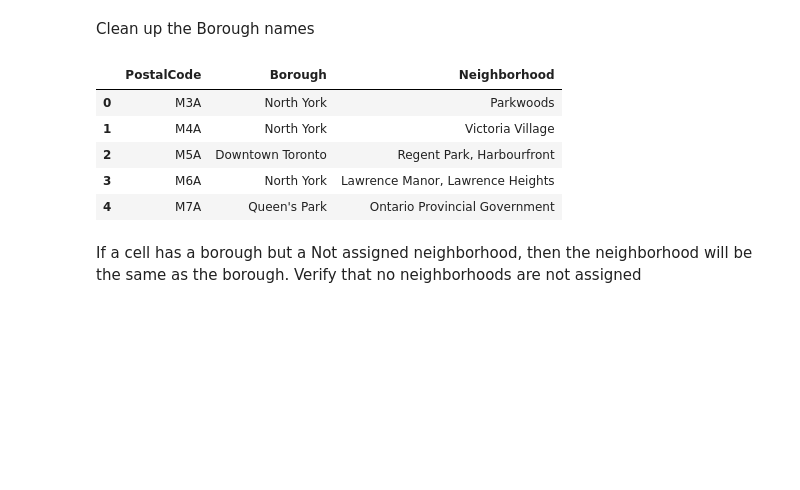
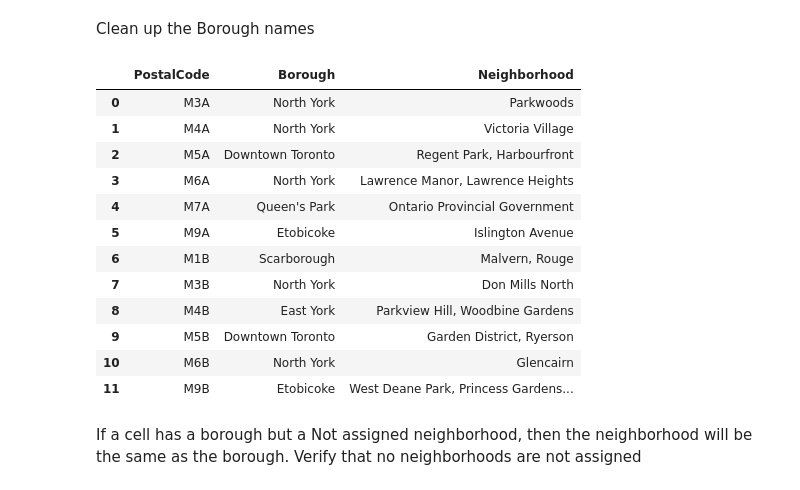
Before and after one commit to cthigh/Coursera_Capstone, a Jupyter notebook: Segmenting and Clustering Neighborhoods in Toronto.ipynb, the cells around one changed output. Saved outputs shown, nothing was run; the diff lists cells and outputs as text; code cells hidden in the pictures; blank space fills up the shorter version.

```diff
--- a/Segmenting and Clustering Neighborhoods in Toronto.ipynb
+++ b/Segmenting and Clustering Neighborhoods in Toronto.ipynb
@@ -50,14 +50,21 @@ df['Borough']=df['Borough'].replace({'Downtown TorontoStn A PO Boxes25 The Espla
                                              'EtobicokeNorthwest':'Etobicoke Northwest','East YorkEast Toronto':'East York/East Toronto',
                                              'MississaugaCanada Post Gateway Processing Centre':'Mississauga'})
 # %%
-df.head()
+df.head(12)
 # %% [output]
 |  | PostalCode | Borough | Neighborhood |
 | 0 | M3A | North York | Parkwoods |
 | 1 | M4A | North York | Victoria Village |
 | 2 | M5A | Downtown Toronto | Regent Park, Harbourfront |
 | 3 | M6A | North York | Lawrence Manor, Lawrence Heights |
 | 4 | M7A | Queen's Park | Ontario Provincial Government |
+| 5 | M9A | Etobicoke | Islington Avenue |
+| 6 | M1B | Scarborough | Malvern, Rouge |
+| 7 | M3B | North York | Don Mills North |
+| 8 | M4B | East York | Parkview Hill, Woodbine Gardens |
+| 9 | M5B | Downtown Toronto | Garden District, Ryerson |
+| 10 | M6B | North York | Glencairn |
+| 11 | M9B | Etobicoke | West Deane Park, Princess Gardens... |
 # %% [markdown]
 If a cell has a borough but a Not assigned  neighborhood, then the neighborhood will be the same as the borough.
 Verify that no neighborhoods are not assigned
```
Also changed, not shown: parts of 2 cells of this notebook.
